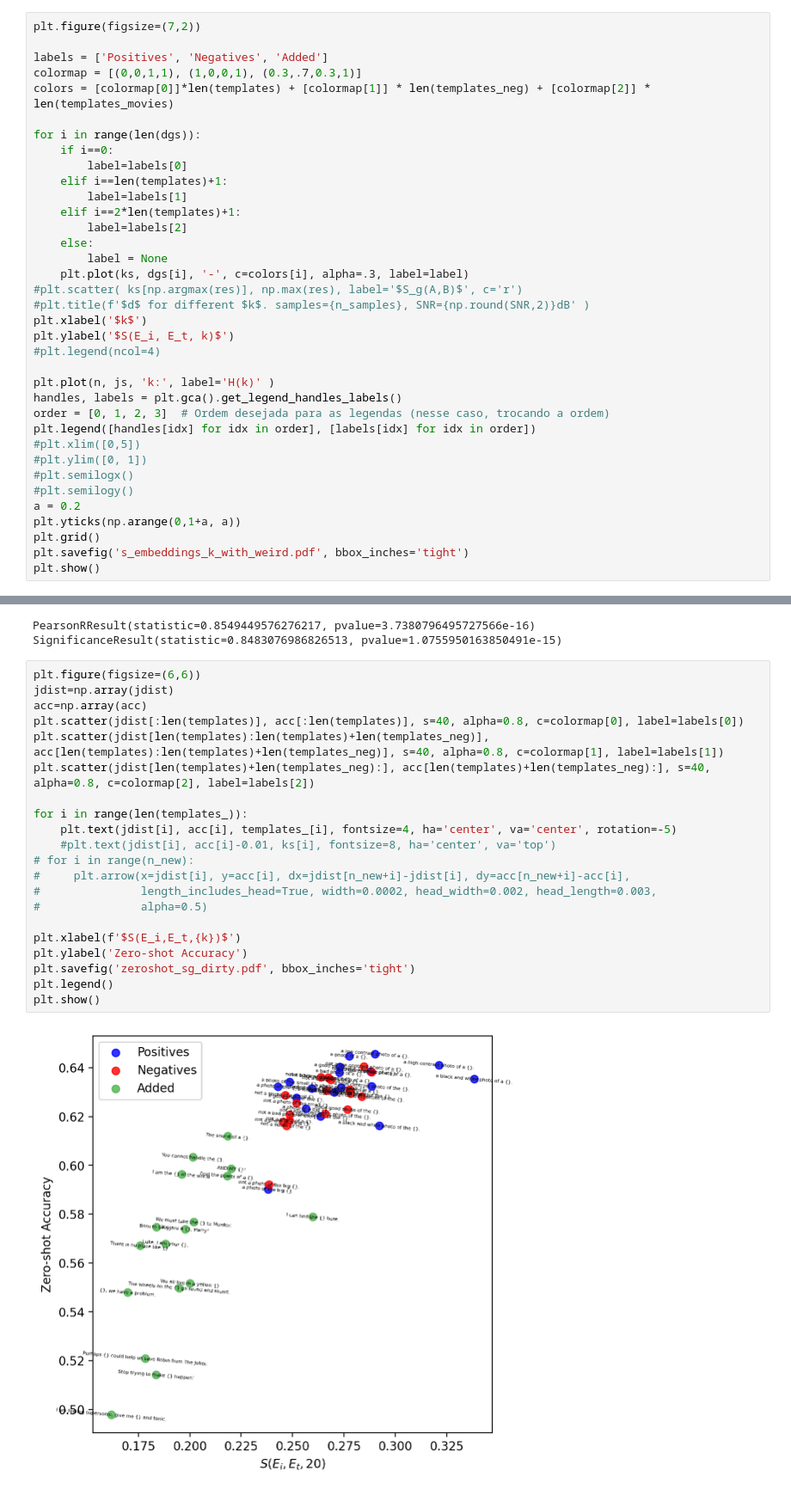
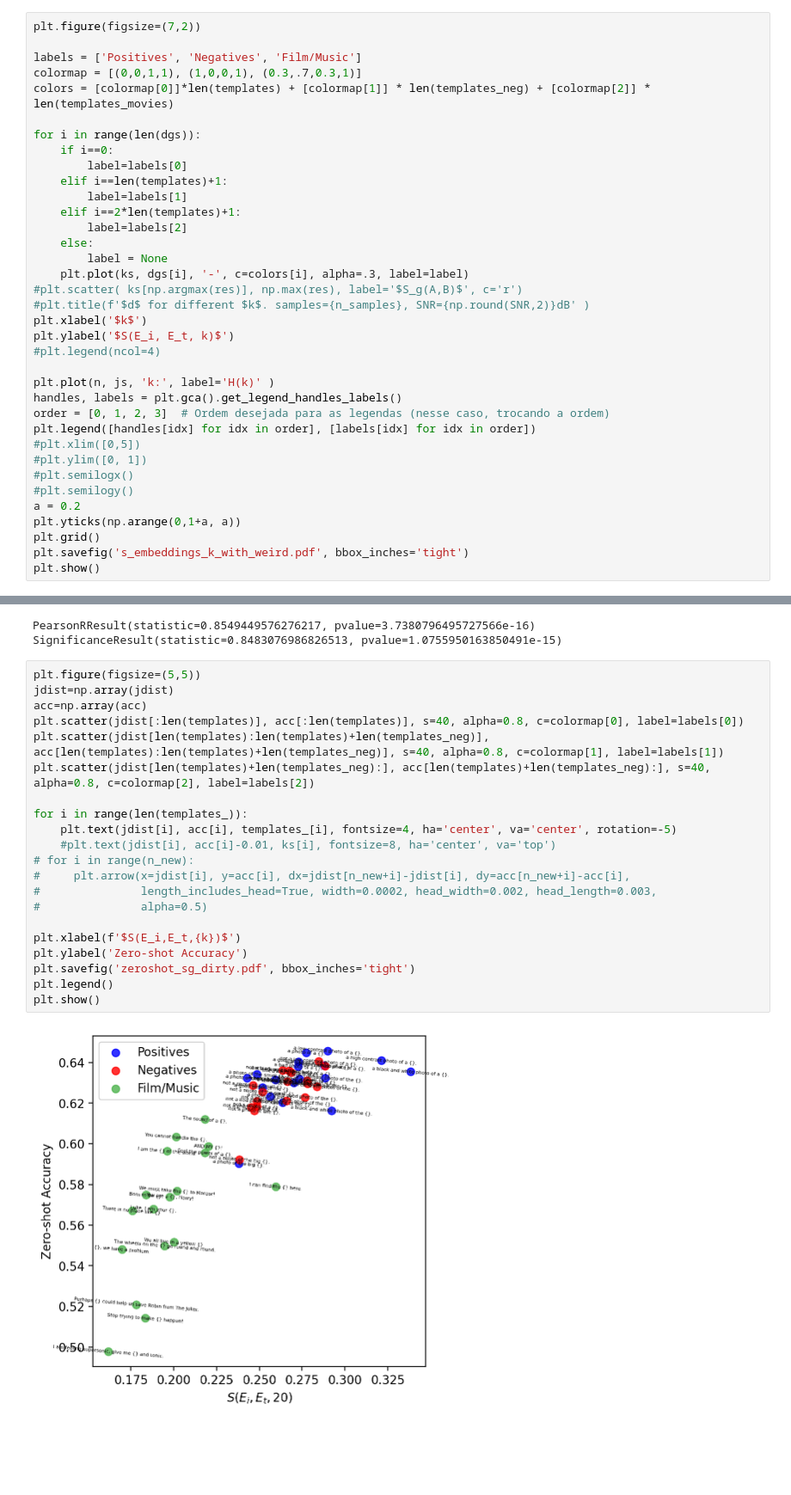
Before and after one commit to tiagoft/graph_structure, a Jupyter notebook: experiments/neurips2024/notebooks/zeroshot_clip.ipynb, the cells around one changed output, grey strips where cells are left out. Shown: that part at 86% size. Cells and saved outputs as stored; diff of their text form; blank space fills up the shorter version.

```diff
--- a/experiments/neurips2024/notebooks/zeroshot_clip.ipynb
+++ b/experiments/neurips2024/notebooks/zeroshot_clip.ipynb
@@ -235,7 +235,7 @@ js = intersection/union
 # %%
 plt.figure(figsize=(7,2))
 
-labels = ['Positives', 'Negatives', 'Added']
+labels = ['Positives', 'Negatives', 'Film/Music']
 colormap = [(0,0,1,1), (1,0,0,1), (0.3,.7,0.3,1)]
 colors = [colormap[0]]*len(templates) + [colormap[1]] * len(templates_neg) + [colormap[2]] * len(templates_movies)
 
@@ -288,25 +288,25 @@ print(st.spearmanr(jdist, acc))
 PearsonRResult(statistic=0.8549449576276217, pvalue=3.7380796495727566e-16)
 SignificanceResult(statistic=0.8483076986826513, pvalue=1.0755950163850491e-15)
 # %%
-plt.figure(figsize=(6,6))
+plt.figure(figsize=(5,5))
 jdist=np.array(jdist)
 acc=np.array(acc)
 plt.scatter(jdist[:len(templates)], acc[:len(templates)], s=40, alpha=0.8, c=colormap[0], label=labels[0])
 plt.scatter(jdist[len(templates):len(templates)+len(templates_neg)], acc[len(templates):len(templates)+len(templates_neg)], s=40, alpha=0.8, c=colormap[1], label=labels[1])
 plt.scatter(jdist[len(templates)+len(templates_neg):], acc[len(templates)+len(templates_neg):], s=40, alpha=0.8, c=colormap[2], label=labels[2])
 
 for i in range(len(templates_)):
     plt.text(jdist[i], acc[i], templates_[i], fontsize=4, ha='center', va='center', rotation=-5)
     #plt.text(jdist[i], acc[i]-0.01, ks[i], fontsize=8, ha='center', va='top')
 # for i in range(n_new):
 #     plt.arrow(x=jdist[i], y=acc[i], dx=jdist[n_new+i]-jdist[i], dy=acc[n_new+i]-acc[i],
 #               length_includes_head=True, width=0.0002, head_width=0.002, head_length=0.003,
 #               alpha=0.5)
 
 plt.xlabel(f'$S(E_i,E_t,{k})$')
 plt.ylabel('Zero-shot Accuracy')
 plt.savefig('zeroshot_sg_dirty.pdf', bbox_inches='tight')
 plt.legend()
 plt.show()
 # %% [output]
-[figure, old version]
+[figure, new version]
```
Also changed, not shown: parts of 2 cells of this notebook, 1 other file.
